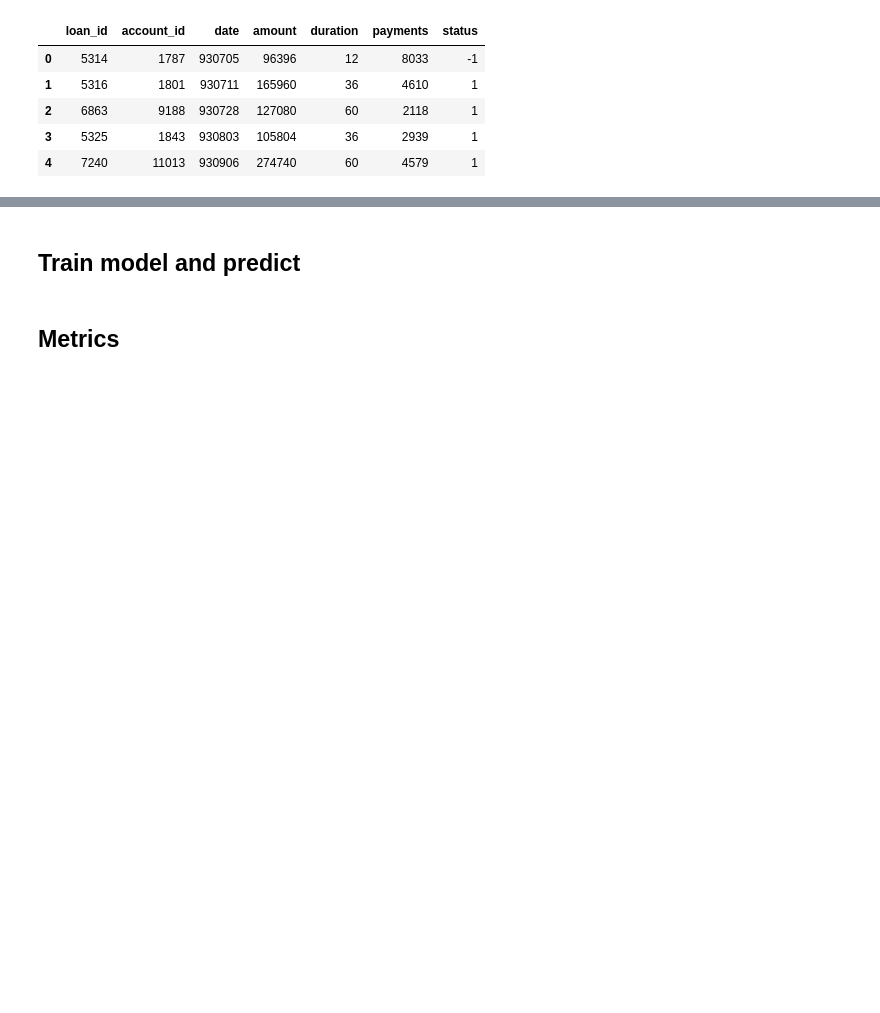
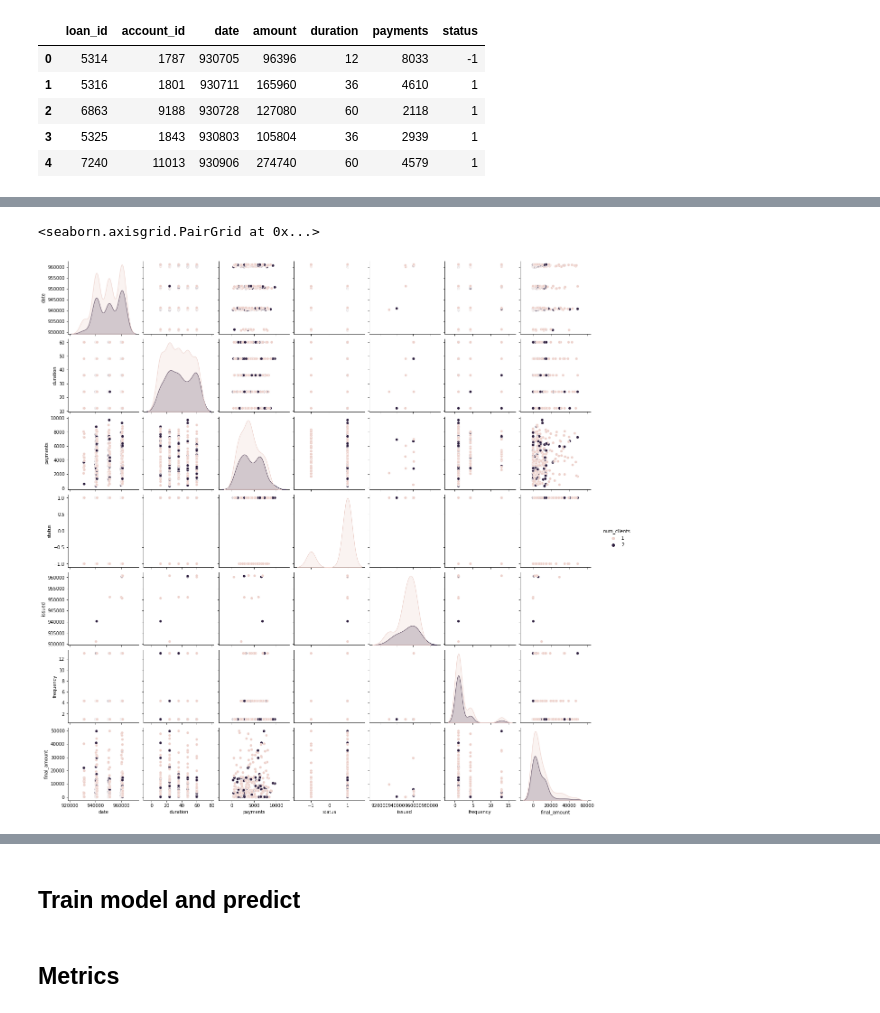
Before and after one commit to Educorreia932/FEUP-AC, a Jupyter notebook: Data Mining Project/notebooks/notebook.ipynb, the cells around one changed output, grey strips where cells are left out. Cells and saved outputs as stored; diff of their text form; code cells hidden in the pictures; blank space fills up the shorter version.

Commit message:
Added current amount of money field

```diff
--- a/Data Mining Project/notebooks/notebook.ipynb
+++ b/Data Mining Project/notebooks/notebook.ipynb
@@ -36,0 +43,6 @@ account_df.head()
+# %%
+account_df_processed = deepcopy(account_df)
+
+account_df_processed['frequency'] = account_df['frequency'].apply(lambda x: 1 if x == 'monthly issuance' else avg_weeks_per_month if x == 'weekly issuance' else (365.25 / 7 / 12) * avg_transactions_per_week)
+account_df_processed
+#account_df_processed['frequency'].unique()
@@ -111,3 +144,36 @@ loan_train_df.head()
 | 2 | 6863 | 9188 | 930728 | 127080 | 60 | 2118 | 1 |
 | 3 | 5325 | 1843 | 930803 | 105804 | 36 | 2939 | 1 |
 | 4 | 7240 | 11013 | 930906 | 274740 | 60 | 4579 | 1 |
+# %%
+joined_loan_train_df = loan_train_df.merge(right=disp_df, on="account_id", how="left")
+joined_loan_train_df = joined_loan_train_df.merge(right=card_train_df, on="disp_id", how="left")
+joined_loan_train_df.rename(columns={"type_x": "card_type"}, inplace=True)
+
+# Replace text with numeric data
+joined_loan_train_df["card_type"].replace(
+    {"classic": 1, "junior": 2, "gold": 3}, inplace=True)
+joined_loan_train_df["type_y"].replace({"OWNER": 1, "DISPONENT": 2}, inplace=True)
+
+joined_loan_train_df.head(50)
+joined_loan_train_df.count() #Doesn't count NA values
+
+#Join with account
+joined_client__disp_account_df = account_df_processed.merge(right=disp_df, on="account_id", how="right")
+
+#Extract number of clients
+joined_client__disp_account_df.drop(['district_id', 'date', 'disp_id', 'type'], axis=1, inplace=True)
+#joined_client__disp_account_df = joined_client__disp_account_df.groupby(by=["account_id"]).count()
+
+joined_client__disp_account_df = joined_client__disp_account_df.groupby(["account_id", "frequency"]).agg({'client_id': 'count'}).reset_index()
+
+joined_client__disp_account_df.rename(columns = {'client_id' : 'num_clients'}, inplace=True, errors="raise")
+
+
+
+
+
+joined_loan_train_df = joined_loan_train_df.merge(right=joined_client__disp_account_df, on='account_id')
+
+joined_loan_train_df = joined_loan_train_df.merge(right=trans_train_df_most_recent, how='left', on='account_id')
+
+joined_loan_train_df.count()
@@ -113,0 +194,7 @@ loan_train_df.head()
+# %%
+
+pairplot_joined_loan_train_df = joined_loan_train_df.drop(labels=["loan_id", "card_id", "disp_id", "client_id", "account_id", "amount"], axis=1)
+sb.pairplot(pairplot_joined_loan_train_df, hue='num_clients')
+# %% [output]
+<seaborn.axisgrid.PairGrid at 0x...>
+[figure, added]
```
Also changed, not shown: parts of 14 cells of this notebook.
